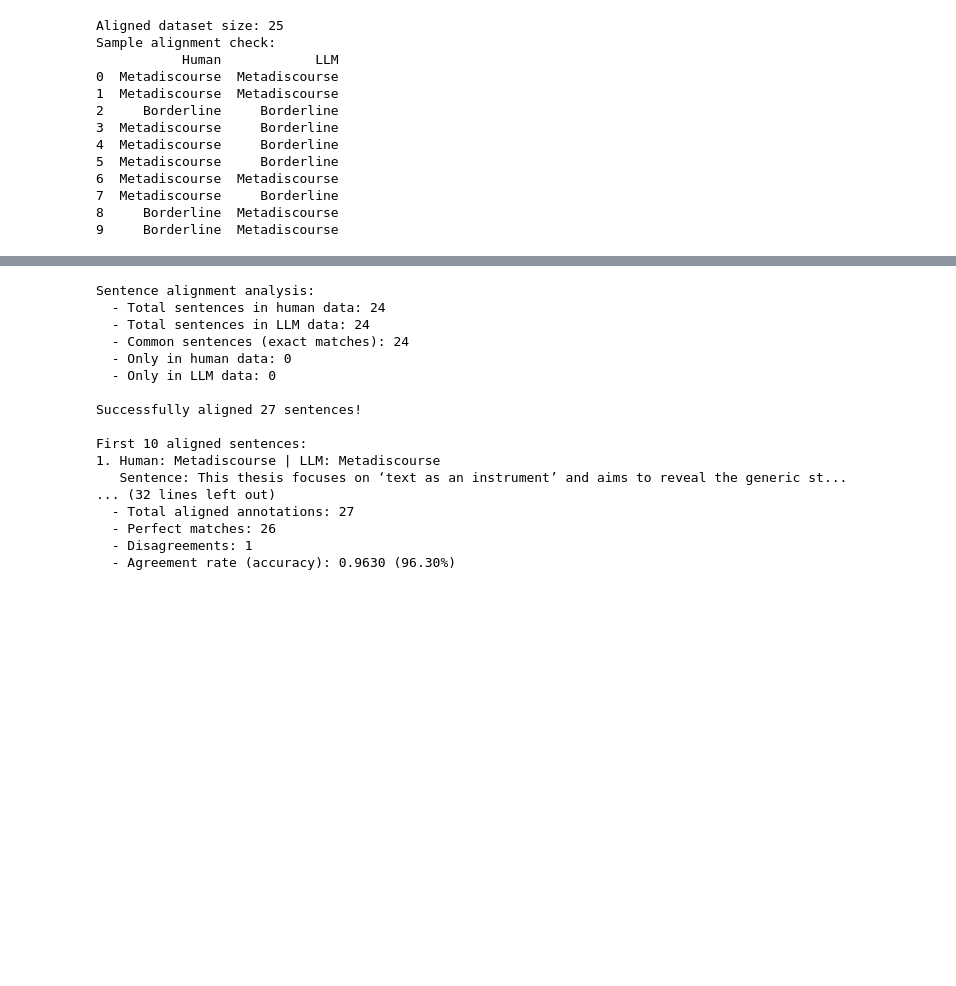
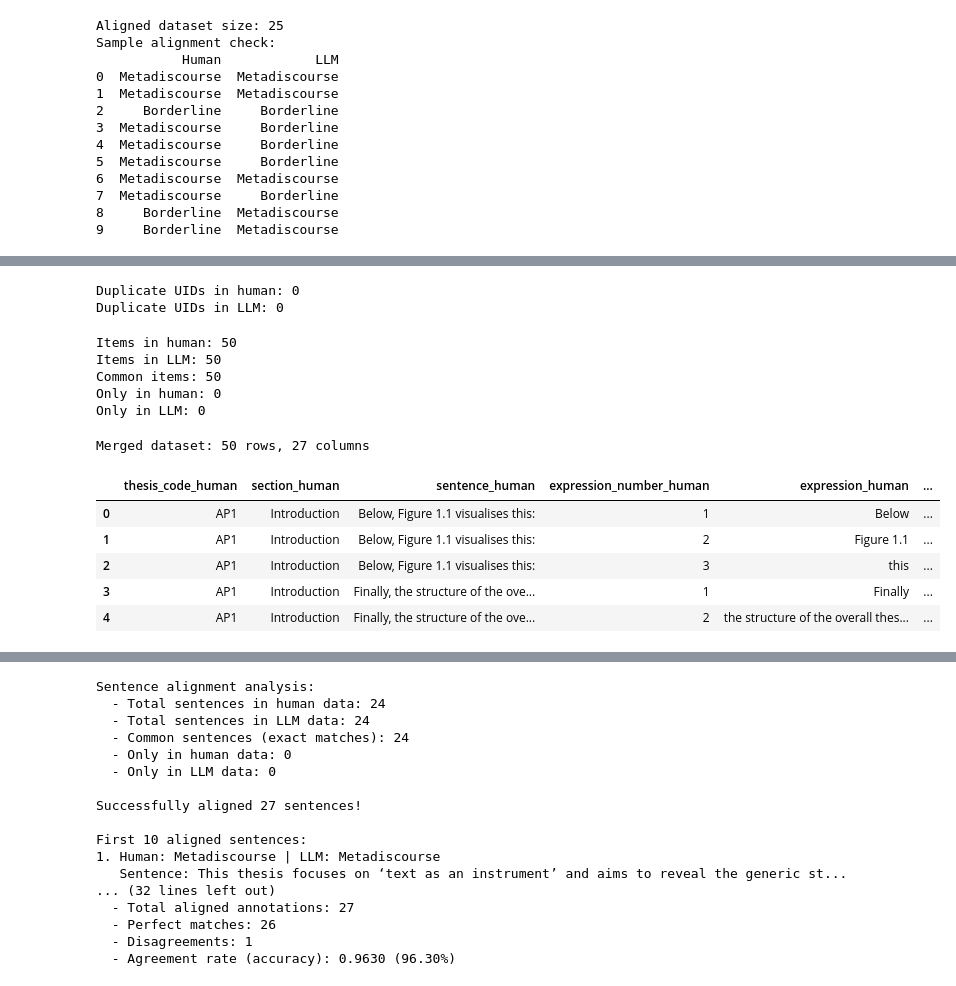
Before and after one commit to javadhaditaghi/computationalrhetoric-metadiscourseannotation, a Jupyter notebook: analysis/Inter-annotator-agreement.ipynb, the cells around one changed output, grey strips where cells are left out. Saved outputs shown, nothing was run; the diff lists cells and outputs as text; code cells hidden in the pictures; blank space fills up the shorter version.

```diff
--- a/analysis/Inter-annotator-agreement.ipynb
+++ b/analysis/Inter-annotator-agreement.ipynb
@@ -111,0 +111,10 @@ Unique roles in LLM data: ['Metadiscourse' 'Borderline' 'Propositional']
+# %%
+# Keep only human columns (in same order)
+cols_to_keep = [col for col in human_df.columns if col in llm_cols]
+
+human_aligned = human_df[cols_to_keep].copy()
+llm_aligned = llm_df[cols_to_keep].copy()
+
+print(f"Aligned human: {human_aligned.shape}")
+print(f"Aligned LLM: {llm_aligned.shape}")
+print(f"\nColumns kept: {cols_to_keep}")
@@ -176,3 +254,13 @@ Sample alignment check:
 7  Metadiscourse     Borderline
 8     Borderline  Metadiscourse
 9     Borderline  Metadiscourse
+# %%
+# Columns to use for unique ID
+id_cols = ['thesis_code', 'section', 'sentence', 'expression_number']
+
+# Create UID
+human_aligned['uid'] = human_aligned[id_cols].astype(str).agg('|'.join, axis=1)
+llm_aligned['uid'] = llm_aligned[id_cols].astype(str).agg('|'.join, axis=1)
+
+print("Sample UIDs:")
+print(human_aligned['uid'].head())
@@ -178,0 +275,52 @@ Sample alignment check:
+# %%
+# Check for duplicates
+human_dups = human_aligned['uid'].duplicated().sum()
+llm_dups = llm_aligned['uid'].duplicated().sum()
+
+print(f"Duplicate UIDs in human: {human_dups}")
+print(f"Duplicate UIDs in LLM: {llm_dups}")
+# %% [output]
+Duplicate UIDs in human: 0
+Duplicate UIDs in LLM: 0
+# %%
+human_uids = set(human_aligned['uid'])
+llm_uids = set(llm_aligned['uid'])
+
+common_items = human_uids & llm_uids
+only_human = human_uids - llm_uids
+only_llm = llm_uids - human_uids
+
+print(f"Items in human: {len(human_uids)}")
+print(f"Items in LLM: {len(llm_uids)}")
+print(f"Common items: {len(common_items)}")
+print(f"Only in human: {len(only_human)}")
+print(f"Only in LLM: {len(only_llm)}")
+# %% [output]
+Items in human: 50
+Items in LLM: 50
+Common items: 50
+Only in human: 0
+Only in LLM: 0
+# %%
+# Merge on UID
+merged = pd.merge(
+    human_aligned,
+    llm_aligned,
+    on='uid',
+    suffixes=('_human', '_llm'),
+    how='inner'
+)
+
+print(f"Merged dataset: {merged.shape[0]} rows, {merged.shape[1]} columns")
+# %% [output]
+Merged dataset: 50 rows, 27 columns
+# %%
+# Preview merged data
+merged.head()
+# %% [output]
+|  | thesis_code_human | section_human | sentence_human | expression_number_human | expression_human | ... |
+| 0 | AP1 | Introduction | Below, Figure 1.1 visualises this: | 1 | Below | ... |
+| 1 | AP1 | Introduction | Below, Figure 1.1 visualises this: | 2 | Figure 1.1 | ... |
+| 2 | AP1 | Introduction | Below, Figure 1.1 visualises this: | 3 | this | ... |
+| 3 | AP1 | Introduction | Finally, the structure of the ove... | 1 | Finally | ... |
+| 4 | AP1 | Introduction | Finally, the structure of the ove... | 2 | the structure of the overall thes... | ... |
```
Also changed, not shown: parts of 17 cells of this notebook.
